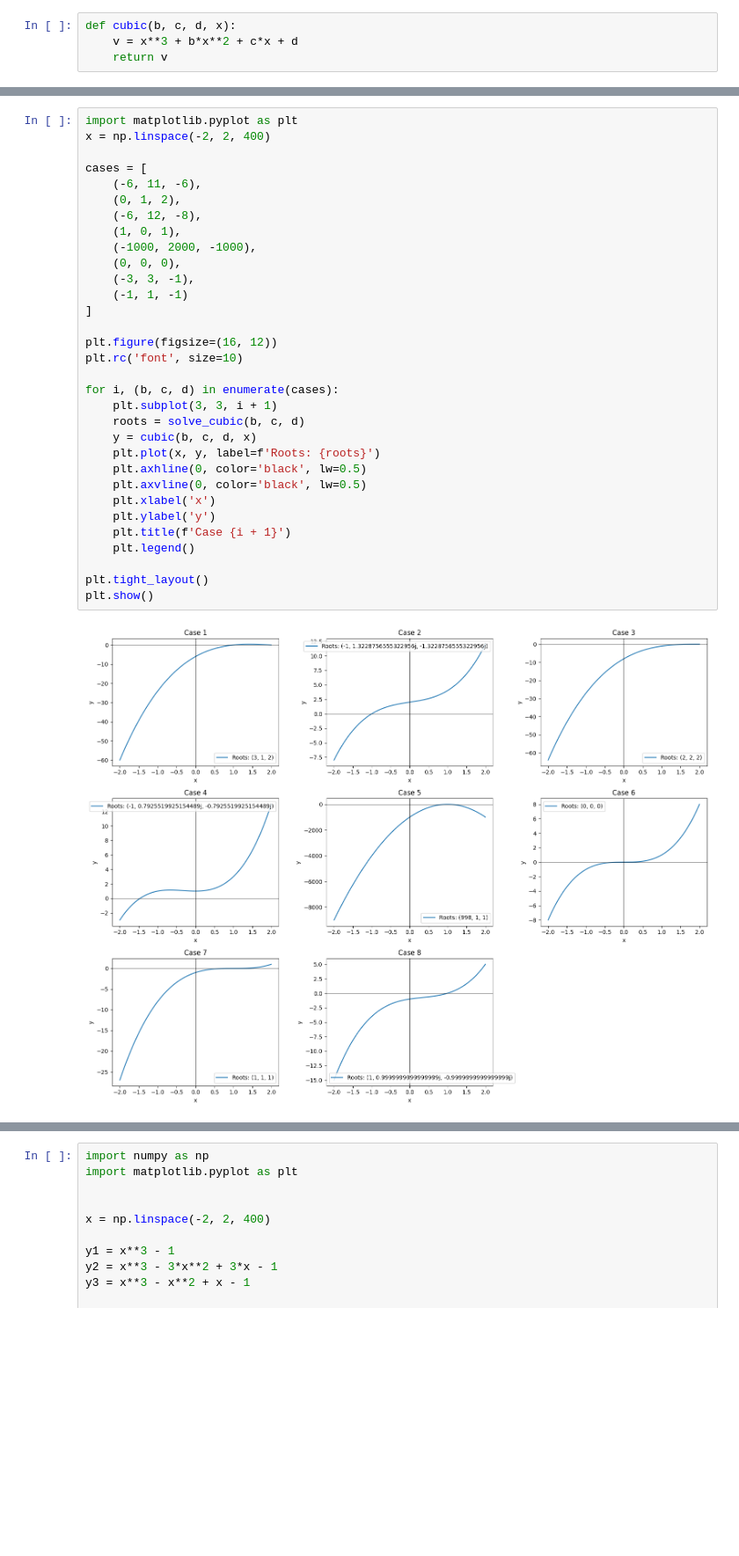
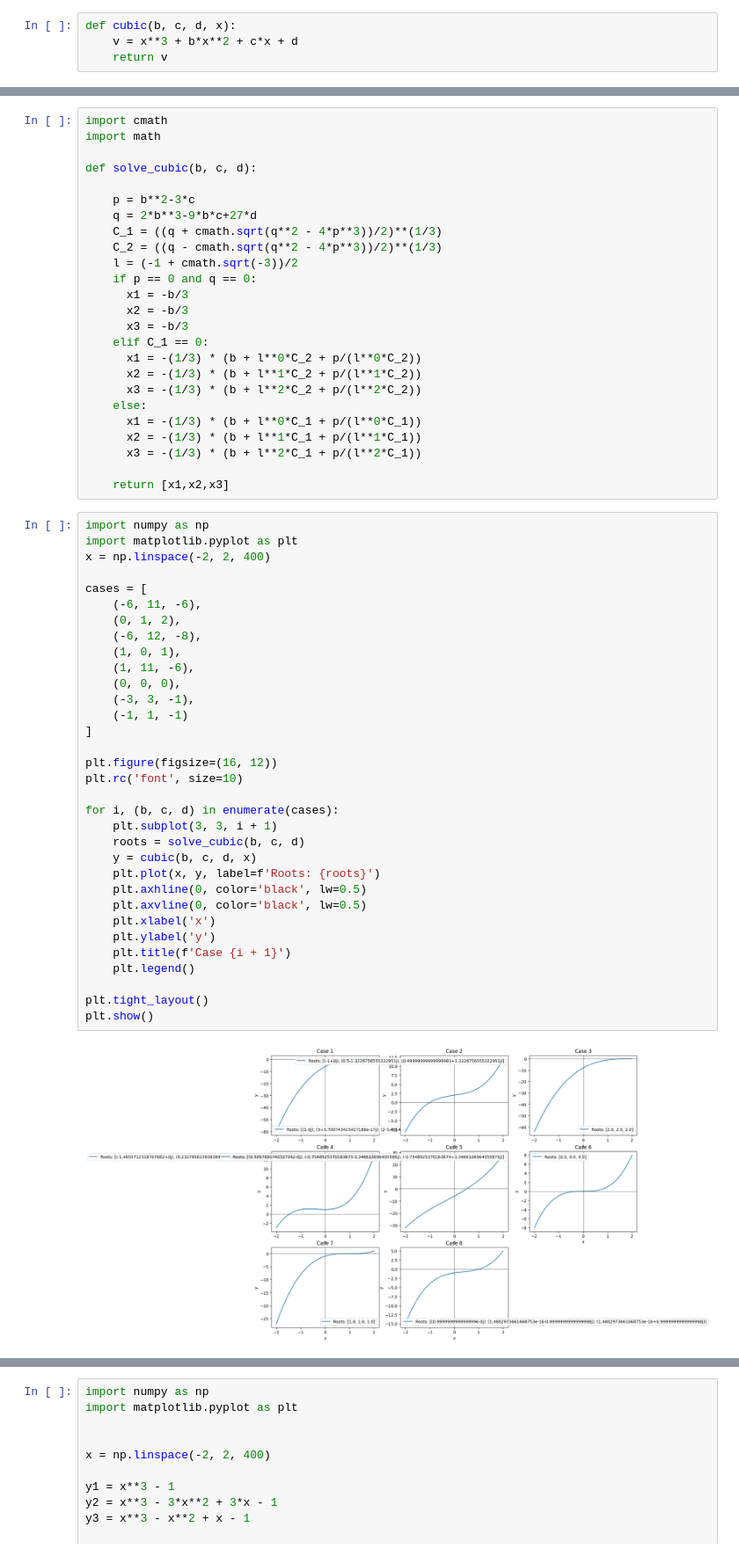
Before and after one commit to SAMREYBEN64/MetNumUN2023II, a Jupyter notebook: Lab5/sreyesb_group14_CuibicEquationipynb.ipynb, the cells around one changed output, grey strips where cells are left out. Shown at 88% size. Cells and saved outputs as stored; diff of their text form; blank space fills up the shorter version.

```diff
--- a/Lab5/sreyesb_group14_CuibicEquationipynb.ipynb
+++ b/Lab5/sreyesb_group14_CuibicEquationipynb.ipynb
@@ -143,37 +17,63 @@ Case 8: (1, 0.9999999999999999j, -0.9999999999999999j)
+# %%
+import cmath
+import math
+
+def solve_cubic(b, c, d):
+
+    p = b**2-3*c
+    q = 2*b**3-9*b*c+27*d
+    C_1 = ((q + cmath.sqrt(q**2 - 4*p**3))/2)**(1/3)
+    C_2 = ((q - cmath.sqrt(q**2 - 4*p**3))/2)**(1/3)
+    l = (-1 + cmath.sqrt(-3))/2
+    if p == 0 and q == 0:
+      x1 = -b/3
+      x2 = -b/3
+      x3 = -b/3
+    elif C_1 == 0:
+      x1 = -(1/3) * (b + l**0*C_2 + p/(l**0*C_2))
+      x2 = -(1/3) * (b + l**1*C_2 + p/(l**1*C_2))
+      x3 = -(1/3) * (b + l**2*C_2 + p/(l**2*C_2))
+    else:
+      x1 = -(1/3) * (b + l**0*C_1 + p/(l**0*C_1))
+      x2 = -(1/3) * (b + l**1*C_1 + p/(l**1*C_1))
+      x3 = -(1/3) * (b + l**2*C_1 + p/(l**2*C_1))
+
+    return [x1,x2,x3]
 # %%
+import numpy as np
 import matplotlib.pyplot as plt
 x = np.linspace(-2, 2, 400)
 
 cases = [
     (-6, 11, -6),
     (0, 1, 2),
     (-6, 12, -8),
     (1, 0, 1),
-    (-1000, 2000, -1000),
+    (1, 11, -6),
     (0, 0, 0),
     (-3, 3, -1),
     (-1, 1, -1)
 ]
 
 plt.figure(figsize=(16, 12))
 plt.rc('font', size=10)
 
 for i, (b, c, d) in enumerate(cases):
     plt.subplot(3, 3, i + 1)
     roots = solve_cubic(b, c, d)
     y = cubic(b, c, d, x)
     plt.plot(x, y, label=f'Roots: {roots}')
     plt.axhline(0, color='black', lw=0.5)
     plt.axvline(0, color='black', lw=0.5)
     plt.xlabel('x')
     plt.ylabel('y')
     plt.title(f'Case {i + 1}')
     plt.legend()
 
 plt.tight_layout()
 plt.show()
 # %% [output]
-[figure, old version]
+[figure, new version]
 # %% [markdown]
 Bulit test cases that include
 
```
Also changed, not shown: parts of 4 cells of this notebook.
